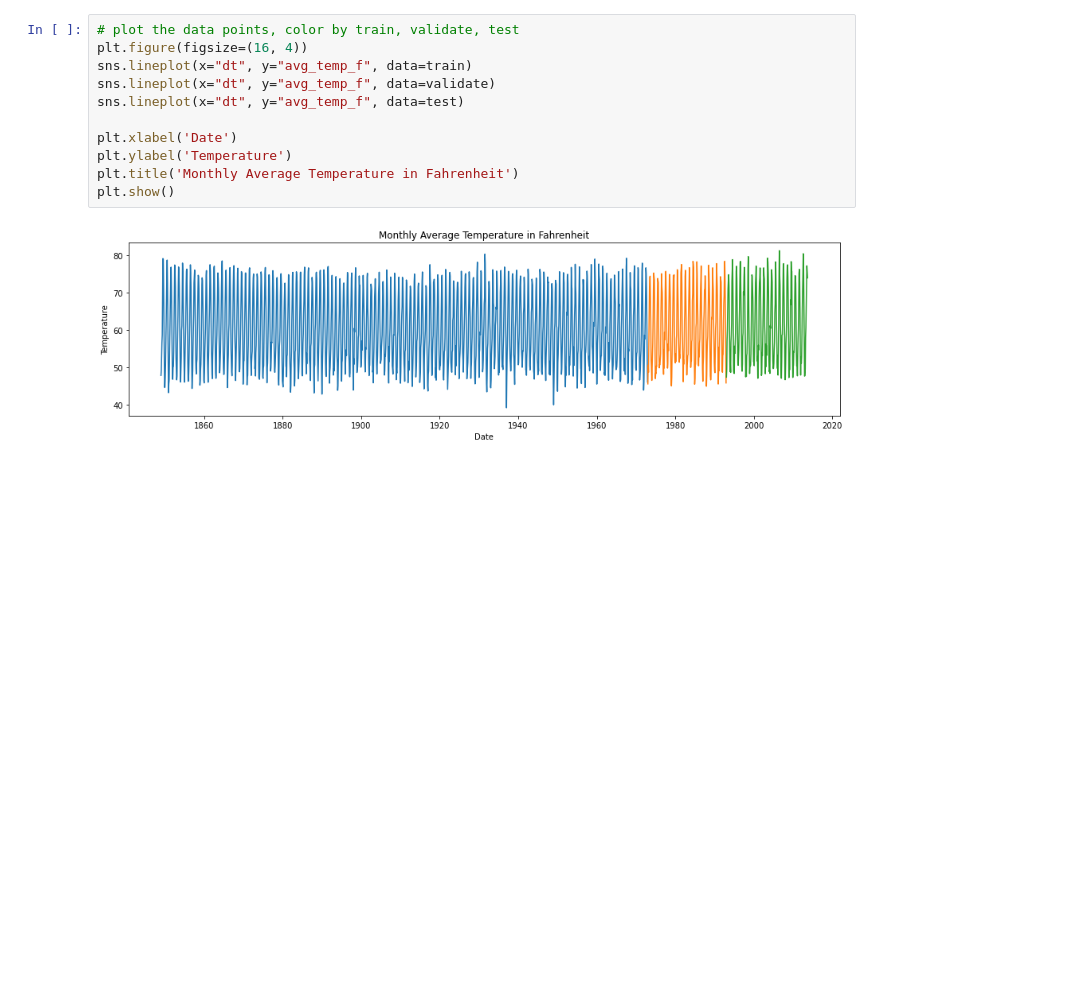
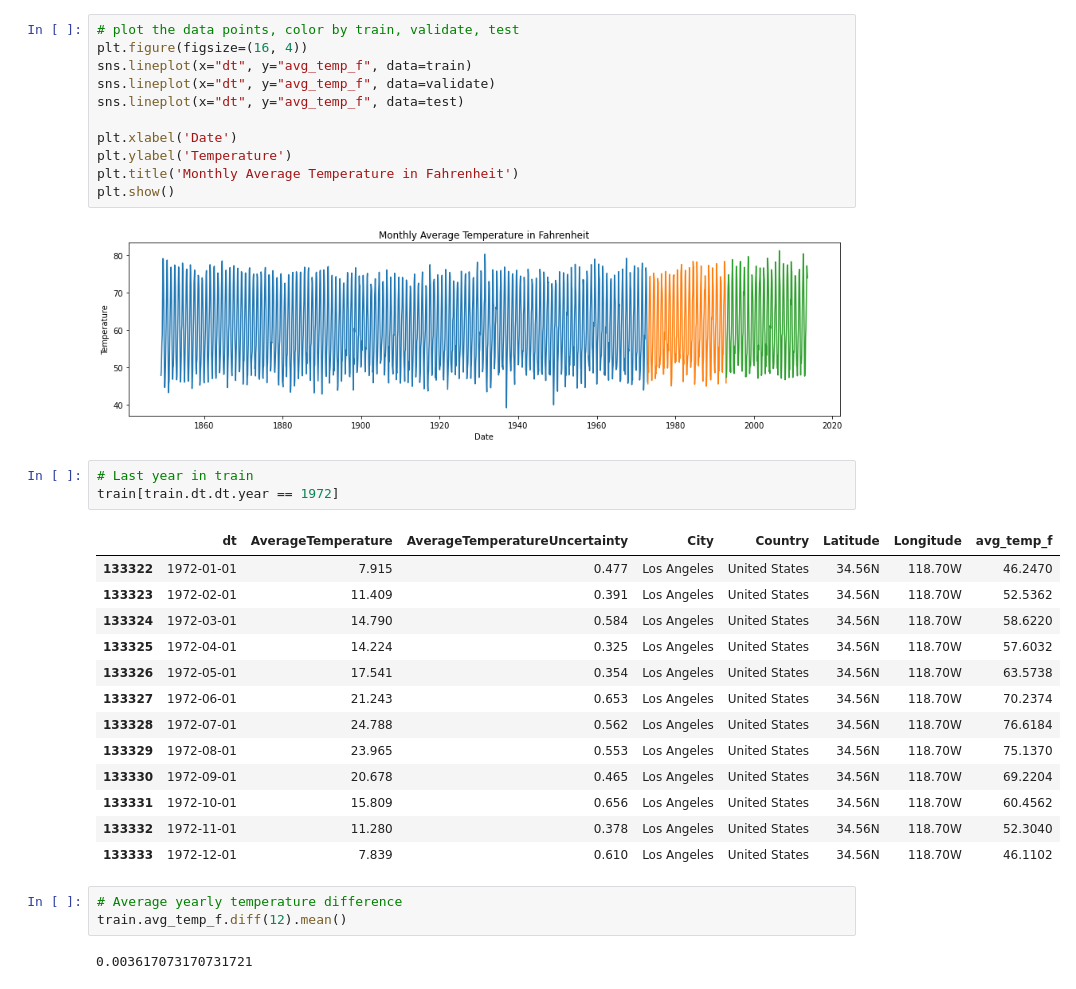
Before and after one commit to jeffakins/time_series, a Jupyter notebook: timeseries_mini_project.ipynb, the cells around one changed output. Drawn from its saved outputs; the diff is of its cells as text; blank space fills up the shorter version.

```diff
--- a/timeseries_mini_project.ipynb
+++ b/timeseries_mini_project.ipynb
@@ -293,3 +293,25 @@ plt.title('Monthly Average Temperature in Fahrenheit')
 plt.show()
 # %% [output]
 [figure]
+# %%
+# Last year in train
+train[train.dt.dt.year == 1972]
+# %% [output]
+|  | dt | AverageTemperature | AverageTemperatureUncertainty | City | Country | Latitude | Longitude | avg_temp_f |
+| 133322 | 1972-01-01 | 7.915 | 0.477 | Los Angeles | United States | 34.56N | 118.70W | 46.2470 |
+| 133323 | 1972-02-01 | 11.409 | 0.391 | Los Angeles | United States | 34.56N | 118.70W | 52.5362 |
+| 133324 | 1972-03-01 | 14.790 | 0.584 | Los Angeles | United States | 34.56N | 118.70W | 58.6220 |
+| 133325 | 1972-04-01 | 14.224 | 0.325 | Los Angeles | United States | 34.56N | 118.70W | 57.6032 |
+| 133326 | 1972-05-01 | 17.541 | 0.354 | Los Angeles | United States | 34.56N | 118.70W | 63.5738 |
+| 133327 | 1972-06-01 | 21.243 | 0.653 | Los Angeles | United States | 34.56N | 118.70W | 70.2374 |
+| 133328 | 1972-07-01 | 24.788 | 0.562 | Los Angeles | United States | 34.56N | 118.70W | 76.6184 |
+| 133329 | 1972-08-01 | 23.965 | 0.553 | Los Angeles | United States | 34.56N | 118.70W | 75.1370 |
+| 133330 | 1972-09-01 | 20.678 | 0.465 | Los Angeles | United States | 34.56N | 118.70W | 69.2204 |
+| 133331 | 1972-10-01 | 15.809 | 0.656 | Los Angeles | United States | 34.56N | 118.70W | 60.4562 |
+| 133332 | 1972-11-01 | 11.280 | 0.378 | Los Angeles | United States | 34.56N | 118.70W | 52.3040 |
+| 133333 | 1972-12-01 | 7.839 | 0.610 | Los Angeles | United States | 34.56N | 118.70W | 46.1102 |
+# %%
+# Average yearly temperature difference
+train.avg_temp_f.diff(12).mean()
+# %% [output]
+0.003617073170731721
```
Also changed, not shown: parts of 12 cells of this notebook.
